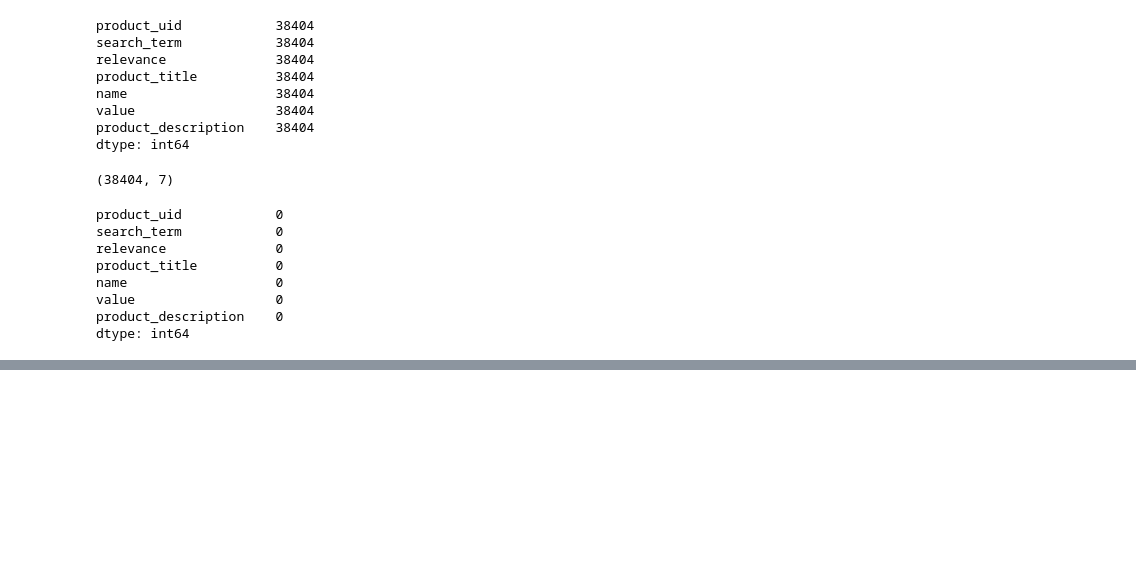
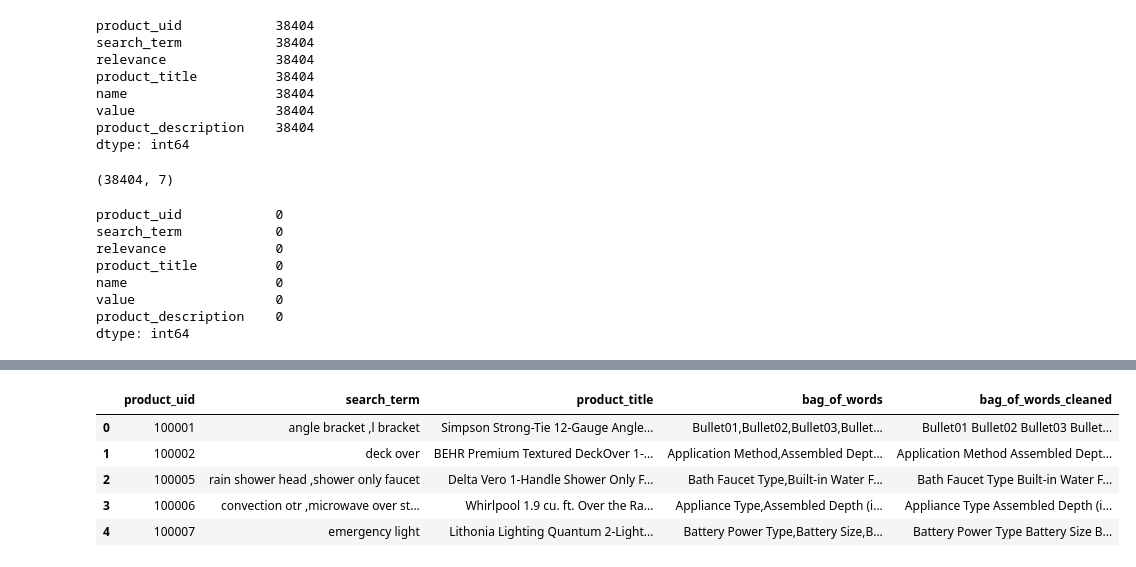
Before and after one commit to shrutiguptabu/INFSCI_2140_Project, a Jupyter notebook: Data Cleaning.ipynb, the cells around one changed output, grey strips where cells are left out. Cells and saved outputs as stored; diff of their text form; code cells hidden in the pictures; blank space fills up the shorter version.

Commit message:
lower and remove stop word

```diff
--- a/Data Cleaning.ipynb
+++ b/Data Cleaning.ipynb
@@ -242,0 +258,4 @@ result_df.head()
+# %%
+result_df["bag_of_words"] = result_df["name"] + result_df["value"] + result_df["product_description"]
+# %%
+result_df = result_df.drop(["name","value","product_description"], axis = 1)
@@ -242,0 +271,15 @@ result_df.head()
+# %%
+from nltk.corpus import stopwords
+stop = stopwords.words('english')
+import re
+# %%
+result_df["bag_of_words_cleaned"] = result_df["bag_of_words"].apply(lambda words: ' '.join(word.strip() for word in words.split(",") if word not in stop))
+# %%
+result_df.head()
+# %% [output]
+|  | product_uid | search_term | product_title | bag_of_words | bag_of_words_cleaned |
+| 0 | 100001 | angle bracket ,l bracket | Simpson Strong-Tie 12-Gauge Angle... | Bullet01,Bullet02,Bullet03,Bullet... | Bullet01 Bullet02 Bullet03 Bullet... |
+| 1 | 100002 | deck over | BEHR Premium Textured DeckOver 1-... | Application Method,Assembled Dept... | Application Method Assembled Dept... |
+| 2 | 100005 | rain shower head ,shower only faucet | Delta Vero 1-Handle Shower Only F... | Bath Faucet Type,Built-in Water F... | Bath Faucet Type Built-in Water F... |
+| 3 | 100006 | convection otr ,microwave over st... | Whirlpool 1.9 cu. ft. Over the Ra... | Appliance Type,Assembled Depth (i... | Appliance Type Assembled Depth (i... |
+| 4 | 100007 | emergency light | Lithonia Lighting Quantum 2-Light... | Battery Power Type,Battery Size,B... | Battery Power Type Battery Size B... |
```
Also changed, not shown: parts of 8 cells of this notebook.
